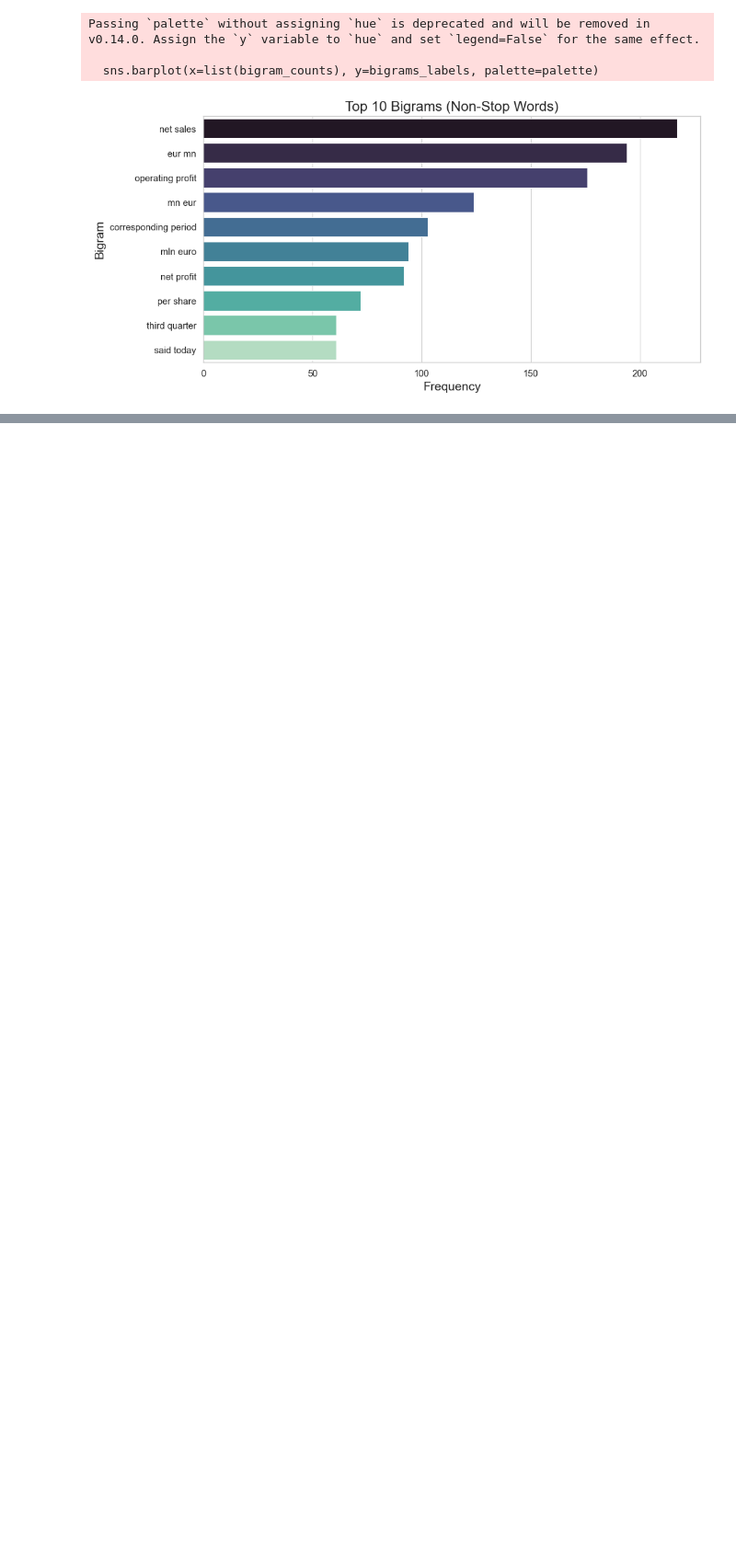
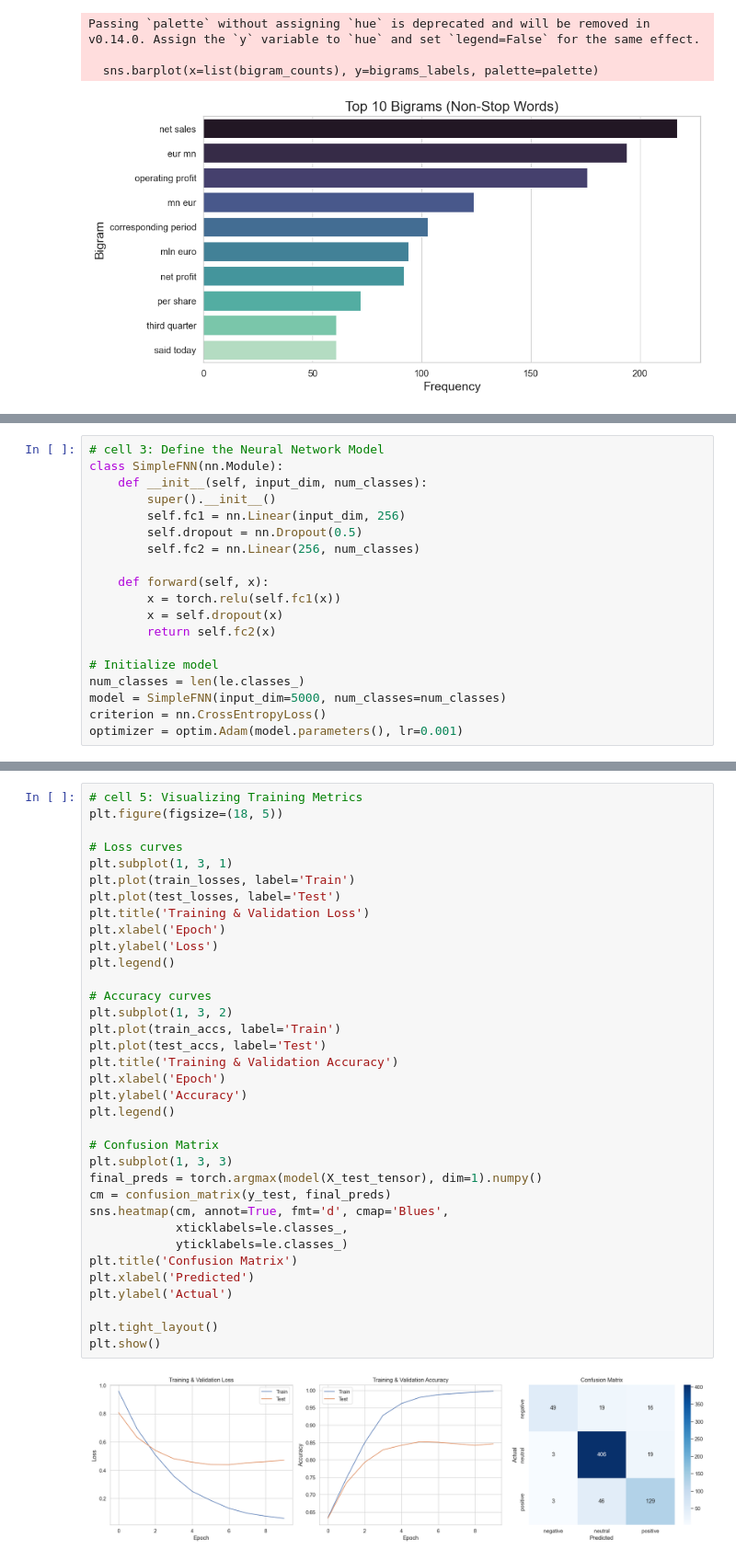
Before and after one commit to x99i9/MH6812_GROUP-PROJECT, a Jupyter notebook: Project.ipynb, the cells around one changed output, grey strips where cells are left out. Shown: that part at 92% size. Cells and saved outputs as stored; diff of their text form; blank space fills up the shorter version.

```diff
--- a/Project.ipynb
+++ b/Project.ipynb
@@ -474,0 +578,19 @@ plt.show()
+# %%
+# cell 3: Define the Neural Network Model
+class SimpleFNN(nn.Module):
+    def __init__(self, input_dim, num_classes):
+        super().__init__()
+        self.fc1 = nn.Linear(input_dim, 256)
+        self.dropout = nn.Dropout(0.5)
+        self.fc2 = nn.Linear(256, num_classes)
+
+    def forward(self, x):
+        x = torch.relu(self.fc1(x))
+        x = self.dropout(x)
+        return self.fc2(x)
+
+# Initialize model
+num_classes = len(le.classes_)
+model = SimpleFNN(input_dim=5000, num_classes=num_classes)
+criterion = nn.CrossEntropyLoss()
+optimizer = optim.Adam(model.parameters(), lr=0.001)
@@ -474,0 +662,37 @@ plt.show()
+# %%
+# cell 5: Visualizing Training Metrics
+plt.figure(figsize=(18, 5))
+
+# Loss curves
+plt.subplot(1, 3, 1)
+plt.plot(train_losses, label='Train')
+plt.plot(test_losses, label='Test')
+plt.title('Training & Validation Loss')
+plt.xlabel('Epoch')
+plt.ylabel('Loss')
+plt.legend()
+
+# Accuracy curves
+plt.subplot(1, 3, 2)
+plt.plot(train_accs, label='Train')
+plt.plot(test_accs, label='Test')
+plt.title('Training & Validation Accuracy')
+plt.xlabel('Epoch')
+plt.ylabel('Accuracy')
+plt.legend()
+
+# Confusion Matrix
+plt.subplot(1, 3, 3)
+final_preds = torch.argmax(model(X_test_tensor), dim=1).numpy()
+cm = confusion_matrix(y_test, final_preds)
+sns.heatmap(cm, annot=True, fmt='d', cmap='Blues',
+            xticklabels=le.classes_,
+            yticklabels=le.classes_)
+plt.title('Confusion Matrix')
+plt.xlabel('Predicted')
+plt.ylabel('Actual')
+
+plt.tight_layout()
+plt.show()
+# %% [output]
+[figure, added]
```
Also changed, not shown: parts of 11 cells of this notebook.
